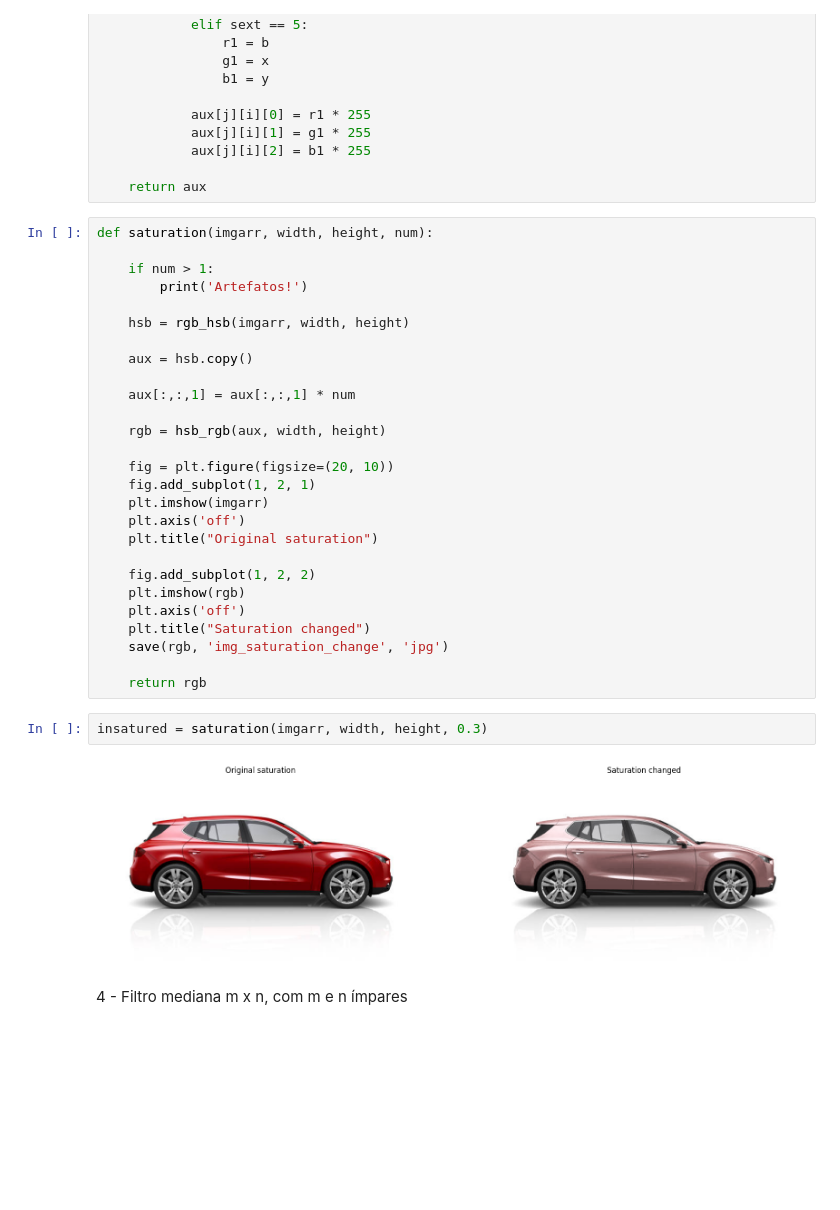
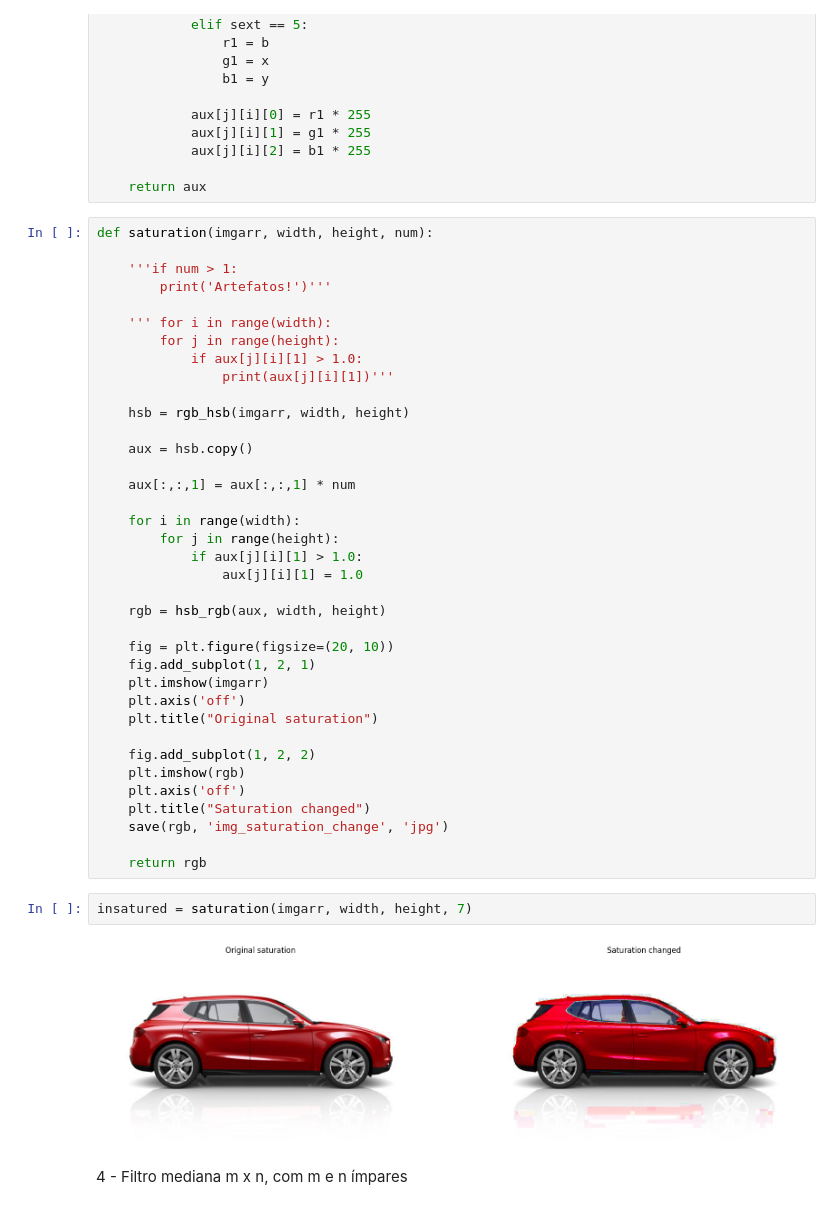
Before and after one commit to ezequieltjo/PDI_Project_1, a Jupyter notebook: PDI.ipynb, the cells around one changed output. Cells and saved outputs as stored; diff of their text form; blank space fills up the shorter version.

Commit message:
added saturation limit

```diff
--- a/PDI.ipynb
+++ b/PDI.ipynb
@@ -311,14 +311,24 @@ def hsb_rgb(hsb, width,height):
 # %%
 def saturation(imgarr, width, height, num):
 
-    if num > 1:
-        print('Artefatos!')
+    '''if num > 1:
+        print('Artefatos!')'''
+
+    ''' for i in range(width):
+        for j in range(height):
+            if aux[j][i][1] > 1.0:
+                print(aux[j][i][1])'''
 
     hsb = rgb_hsb(imgarr, width, height)
 
     aux = hsb.copy()
 
     aux[:,:,1] = aux[:,:,1] * num
+
+    for i in range(width):
+        for j in range(height):
+            if aux[j][i][1] > 1.0:
+                aux[j][i][1] = 1.0
 
     rgb = hsb_rgb(aux, width, height)
 
@@ -336,9 +346,9 @@ def saturation(imgarr, width, height, num):
 
     return rgb
 # %%
-insatured = saturation(imgarr, width, height, 0.3)
+insatured = saturation(imgarr, width, height, 7)
 # %% [output]
-[figure, old version]
+[figure, new version]
 # %% [markdown]
 4 - Filtro mediana m x n, com m e n ímpares
 # %%
```
Also changed, not shown: 1 other file.
